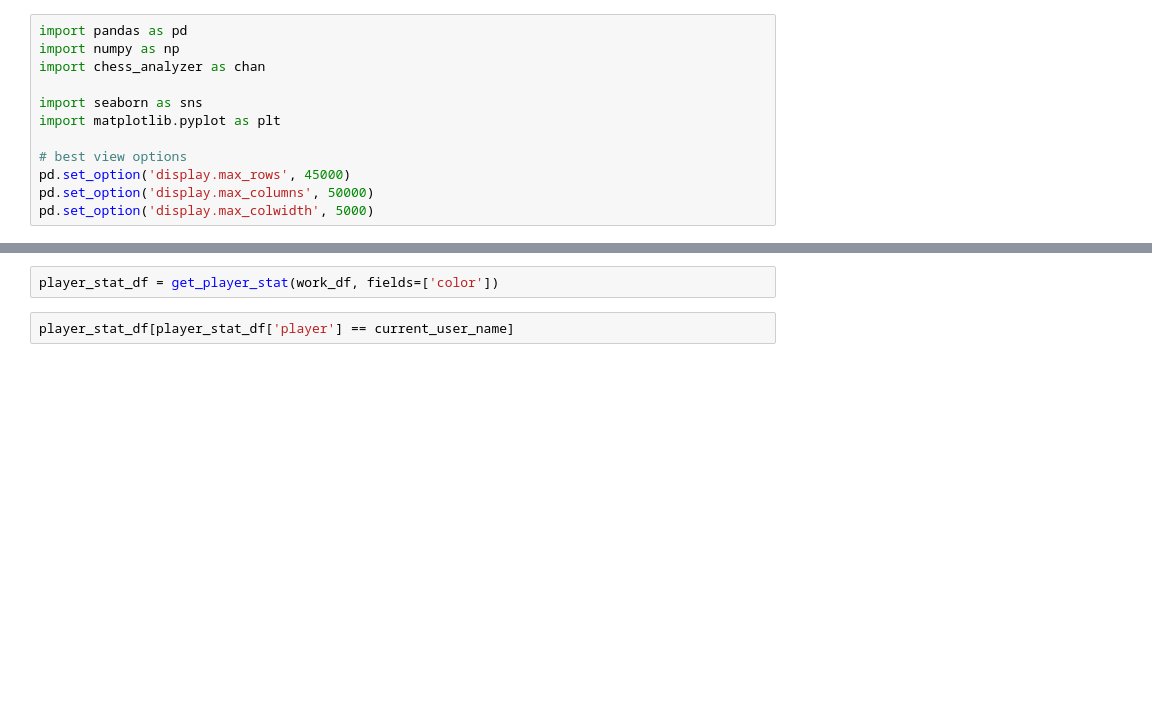
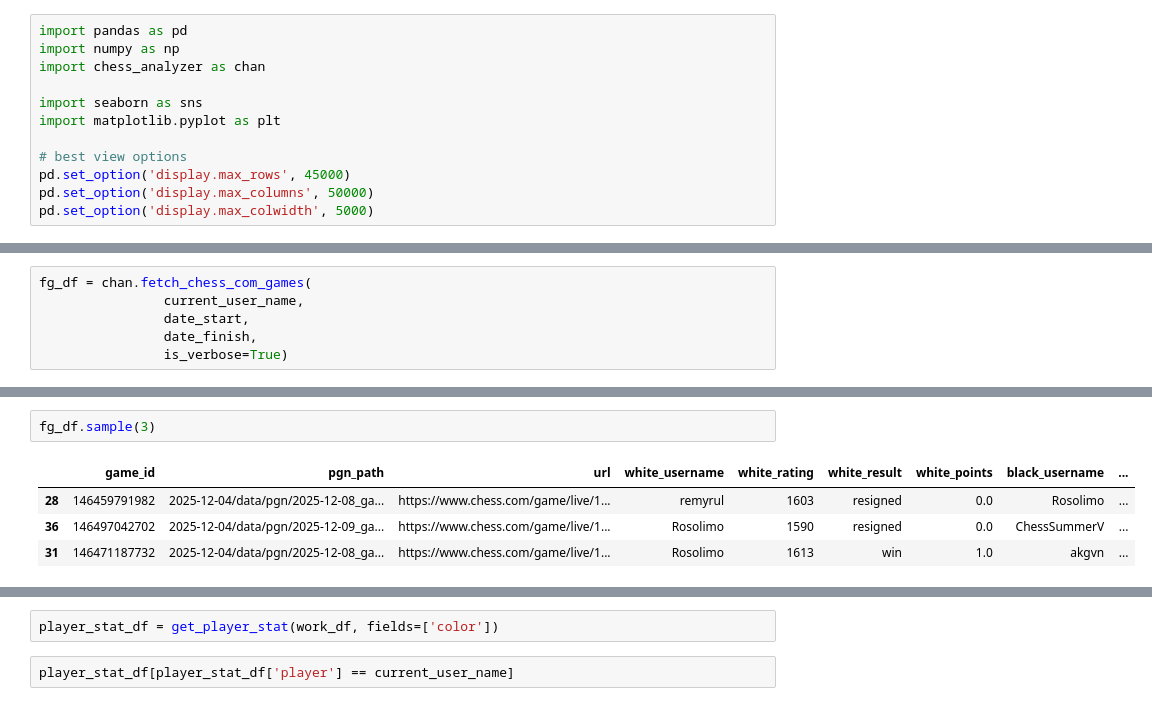
Before and after one commit to rosolimo212/chess_evaluater, a Jupyter notebook: tests.ipynb, the cells around one changed output, grey strips where cells are left out. Drawn from its saved outputs; the diff is of its cells as text; blank space fills up the shorter version.

Commit message:
data bug

```diff
--- a/tests.ipynb
+++ b/tests.ipynb
@@ -24,0 +18,6 @@ work_df['evaluation_pawns_relative_group']
+# %%
+fg_df = chan.fetch_chess_com_games(
+                current_user_name,
+                date_start,
+                date_finish,
+                is_verbose=True)
@@ -24,0 +42,7 @@ work_df['evaluation_pawns_relative_group']
+# %%
+fg_df.sample(3)
+# %% [output]
+|  | game_id | pgn_path | url | white_username | white_rating | white_result | white_points | black_username | ... |
+| 28 | 146459791982 | 2025-12-04/data/pgn/2025-12-08_ga... | https://www.chess.com/game/live/1... | remyrul | 1603 | resigned | 0.0 | Rosolimo | ... |
+| 36 | 146497042702 | 2025-12-04/data/pgn/2025-12-09_ga... | https://www.chess.com/game/live/1... | Rosolimo | 1590 | resigned | 0.0 | ChessSummerV | ... |
+| 31 | 146471187732 | 2025-12-04/data/pgn/2025-12-08_ga... | https://www.chess.com/game/live/1... | Rosolimo | 1613 | win | 1.0 | akgvn | ... |
```
Also changed, not shown: parts of 31 cells of this notebook, 2 other files.
